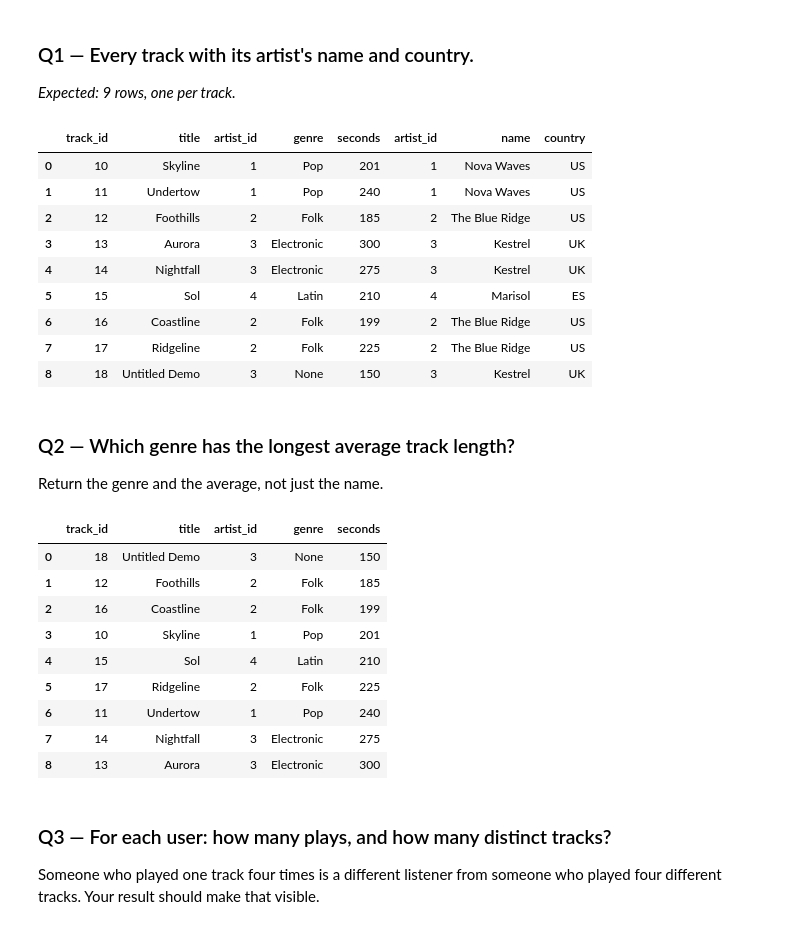
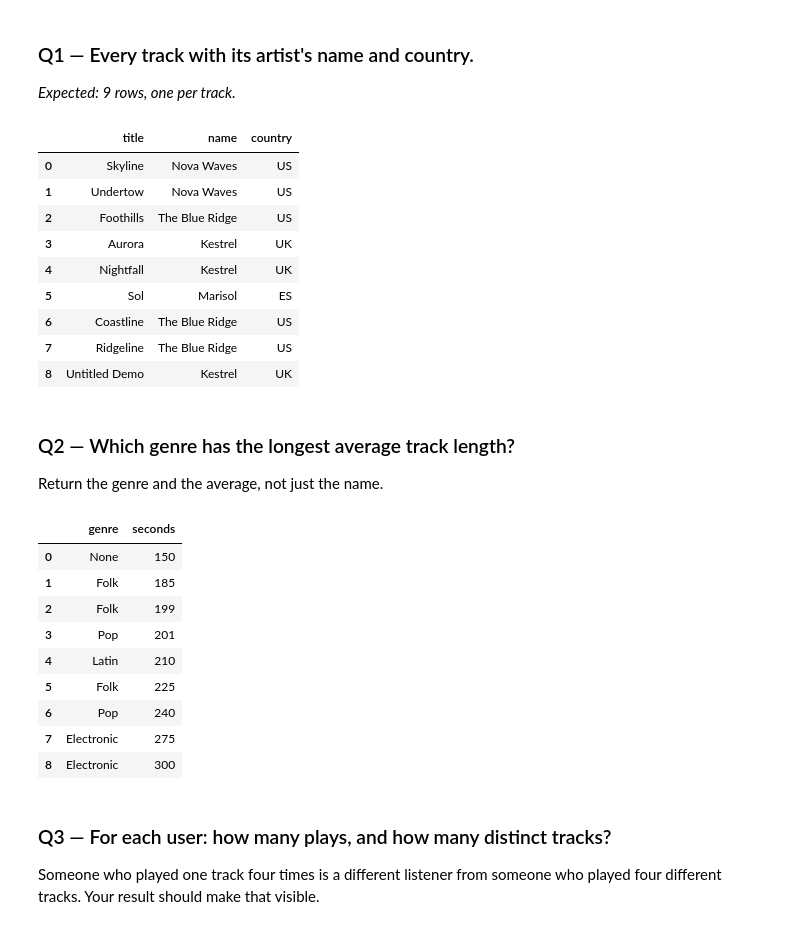
Before and after one commit to TommySnyd/ds2002-fa26, a Jupyter notebook: notebooks/02-sql-databases/2026-09-11 — SQL Challenge Set — Lab.ipynb, the cells around one changed output. Drawn from its saved outputs; the diff is of its cells as text; code cells hidden in the pictures.

```diff
--- a/notebooks/02-sql-databases/2026-09-11 — SQL Challenge Set — Lab.ipynb
+++ b/notebooks/02-sql-databases/2026-09-11 — SQL Challenge Set — Lab.ipynb
@@ -48,44 +48,44 @@ ready
 *Expected: 9 rows, one per track.*
 # %%
 q1 = q('''
-SELECT *
-FROM tracks, artists
-WHERE tracks.artist_id = artists.artist_id
+SELECT title, name, country
+FROM artists, tracks
+WHERE artists.artist_id = tracks.artist_id
 ''')
 q1
 # %% [output]
-|  | track_id | title | artist_id | genre | seconds | artist_id | name | country |
-| 0 | 10 | Skyline | 1 | Pop | 201 | 1 | Nova Waves | US |
-| 1 | 11 | Undertow | 1 | Pop | 240 | 1 | Nova Waves | US |
-| 2 | 12 | Foothills | 2 | Folk | 185 | 2 | The Blue Ridge | US |
-| 3 | 13 | Aurora | 3 | Electronic | 300 | 3 | Kestrel | UK |
-| 4 | 14 | Nightfall | 3 | Electronic | 275 | 3 | Kestrel | UK |
-| 5 | 15 | Sol | 4 | Latin | 210 | 4 | Marisol | ES |
-| 6 | 16 | Coastline | 2 | Folk | 199 | 2 | The Blue Ridge | US |
-| 7 | 17 | Ridgeline | 2 | Folk | 225 | 2 | The Blue Ridge | US |
-| 8 | 18 | Untitled Demo | 3 | None | 150 | 3 | Kestrel | UK |
+|  | title | name | country |
+| 0 | Skyline | Nova Waves | US |
+| 1 | Undertow | Nova Waves | US |
+| 2 | Foothills | The Blue Ridge | US |
+| 3 | Aurora | Kestrel | UK |
+| 4 | Nightfall | Kestrel | UK |
+| 5 | Sol | Marisol | ES |
+| 6 | Coastline | The Blue Ridge | US |
+| 7 | Ridgeline | The Blue Ridge | US |
+| 8 | Untitled Demo | Kestrel | UK |
 # %% [markdown]
 ### Q2 — Which genre has the longest average track length?
 
 Return the genre and the average, not just the name.
 # %%
 q2 = q('''
-SELECT *
+SELECT genre, seconds
 FROM tracks
-ORDER BY seconds
+ORDER BY seconds ASC
 ''')
 q2
 # %% [output]
-|  | track_id | title | artist_id | genre | seconds |
-| 0 | 18 | Untitled Demo | 3 | None | 150 |
-| 1 | 12 | Foothills | 2 | Folk | 185 |
-| 2 | 16 | Coastline | 2 | Folk | 199 |
-| 3 | 10 | Skyline | 1 | Pop | 201 |
-| 4 | 15 | Sol | 4 | Latin | 210 |
-| 5 | 17 | Ridgeline | 2 | Folk | 225 |
-| 6 | 11 | Undertow | 1 | Pop | 240 |
-| 7 | 14 | Nightfall | 3 | Electronic | 275 |
-| 8 | 13 | Aurora | 3 | Electronic | 300 |
+|  | genre | seconds |
+| 0 | None | 150 |
+| 1 | Folk | 185 |
+| 2 | Folk | 199 |
+| 3 | Pop | 201 |
+| 4 | Latin | 210 |
+| 5 | Folk | 225 |
+| 6 | Pop | 240 |
+| 7 | Electronic | 275 |
+| 8 | Electronic | 300 |
 # %% [markdown]
 ### Q3 — For each user: how many plays, and how many distinct tracks?
 
```
Also changed, not shown: parts of 8 cells of this notebook.
